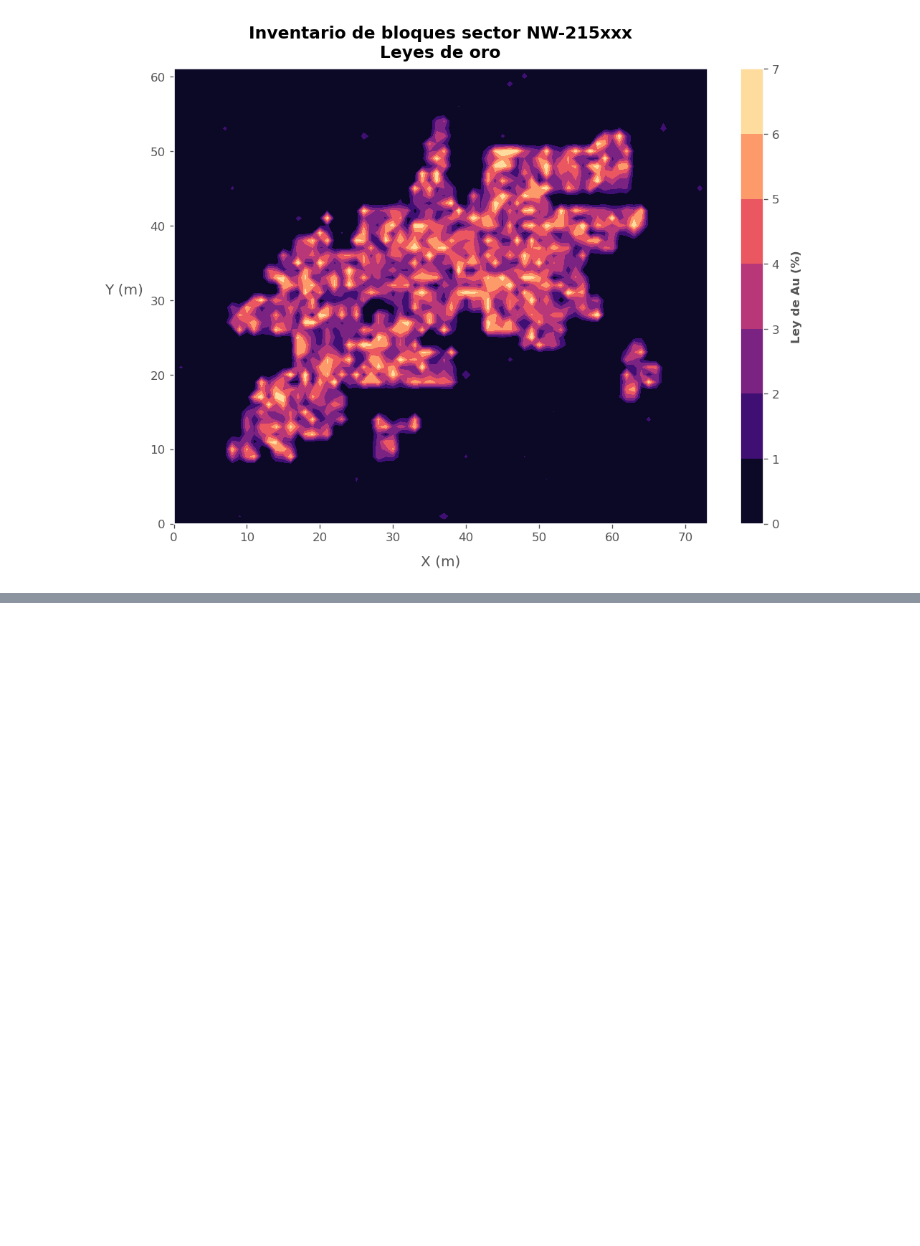
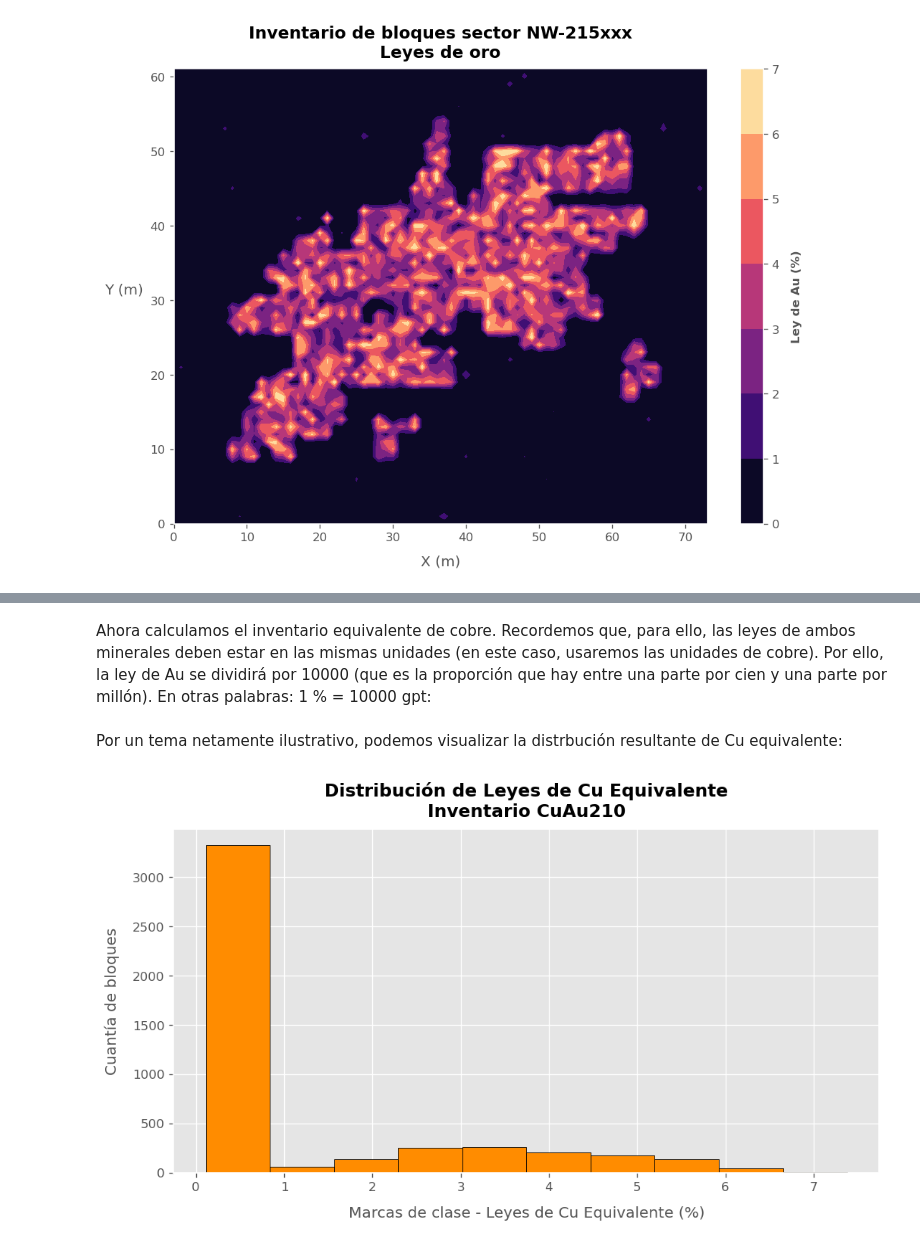
Before and after one commit to rquezadac/udd_data_analytics_lectures, a Jupyter notebook: seccion_03_matplotlib/clase_3_3.ipynb, the cells around one changed output, grey strips where cells are left out. Cells and saved outputs as stored; diff of their text form; code cells hidden in the pictures; blank space fills up the shorter version.

```diff
--- a/seccion_03_matplotlib/clase_3_3.ipynb
+++ b/seccion_03_matplotlib/clase_3_3.ipynb
@@ -310,0 +317,47 @@ cb.set_label("Ley de Au (%)", fontsize=10, fontweight="bold", labelpad=10);
+# %%
+# Construimos un diccionario para alojar ahí los parámetros de entrada de nuestro problema.
+params = {
+    "cu_price": 3.8,
+    "au_price": 1850,
+    "cu_recov": 85,
+    "au_recov": 78,
+    "costs":{
+        "mine": 3.2,
+        "plant": 12.8,
+        "waste": 0.92,
+        "sell" : 1.00
+    },
+    "d_rate": 0.16
+}
+# %%
+# Y ahora calculamos los precios en US$/t.
+cu_price_corr = params["cu_price"] * 2204
+au_price_corr = params["au_price"] * 35274
+
+# Y el factor de equivalencia.
+eq_factor = (params["au_recov"] * au_price_corr) / (params["cu_recov"] * cu_price_corr)
+# %% [markdown]
+Ahora calculamos el inventario equivalente de cobre. Recordemos que, para ello, las leyes de ambos minerales deben estar en las mismas unidades (en este caso, usaremos las unidades de cobre). Por ello, la ley de Au se dividirá por 10000 (que es la proporción que hay entre una parte por cien y una parte por millón). En otras palabras: 1 % = 10000 gpt:
+# %%
+blocks_cu_eq = pd.DataFrame(
+    data=blocks_cu.values + (blocks_au.values/10000)*eq_factor,
+    index=[f"CuEq_{j}" for j in range(1, len(blocks_cu)+1)],
+    columns=blocks_cu.columns
+)
+# %% [markdown]
+Por un tema netamente ilustrativo, podemos visualizar la distrbución resultante de Cu equivalente:
+# %%
+# Histogramas de leyes de cobre equivalente.
+fig, ax = plt.subplots(figsize=(10, 5))
+ax.hist(
+    np.ravel(blocks_cu_eq.values), bins=10, edgecolor="k",
+    color="darkorange", label="Ley de Cu Eq (%)"
+)
+ax.set_title(
+    "Distribución de Leyes de Cu Equivalente\nInventario CuAu210",
+    fontsize=14, fontweight="bold", pad=10
+)
+ax.set_ylabel("Cuantía de bloques", fontsize=12, labelpad=10)
+ax.set_xlabel("Marcas de clase - Leyes de Cu Equivalente (%)", fontsize=12, labelpad=10);
+# %% [output]
+[figure, added]
```
Also changed, not shown: parts of 70 cells of this notebook.
